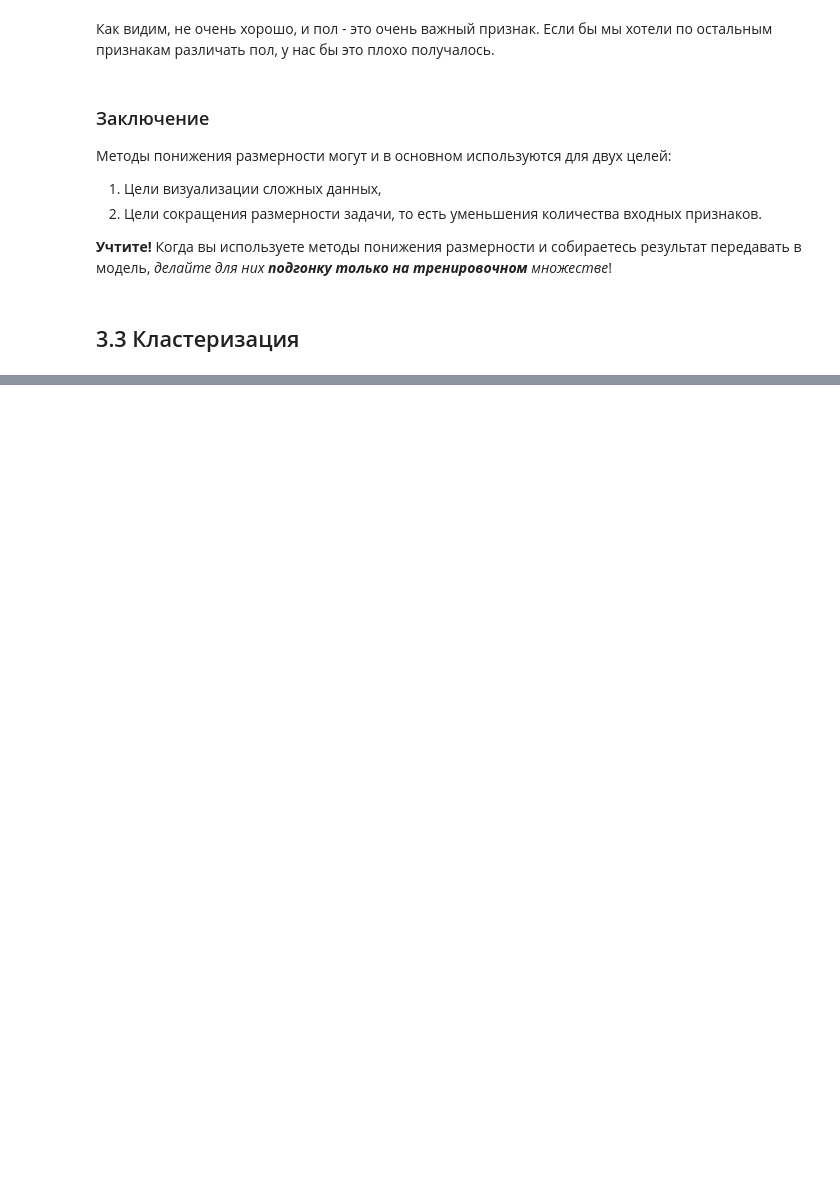
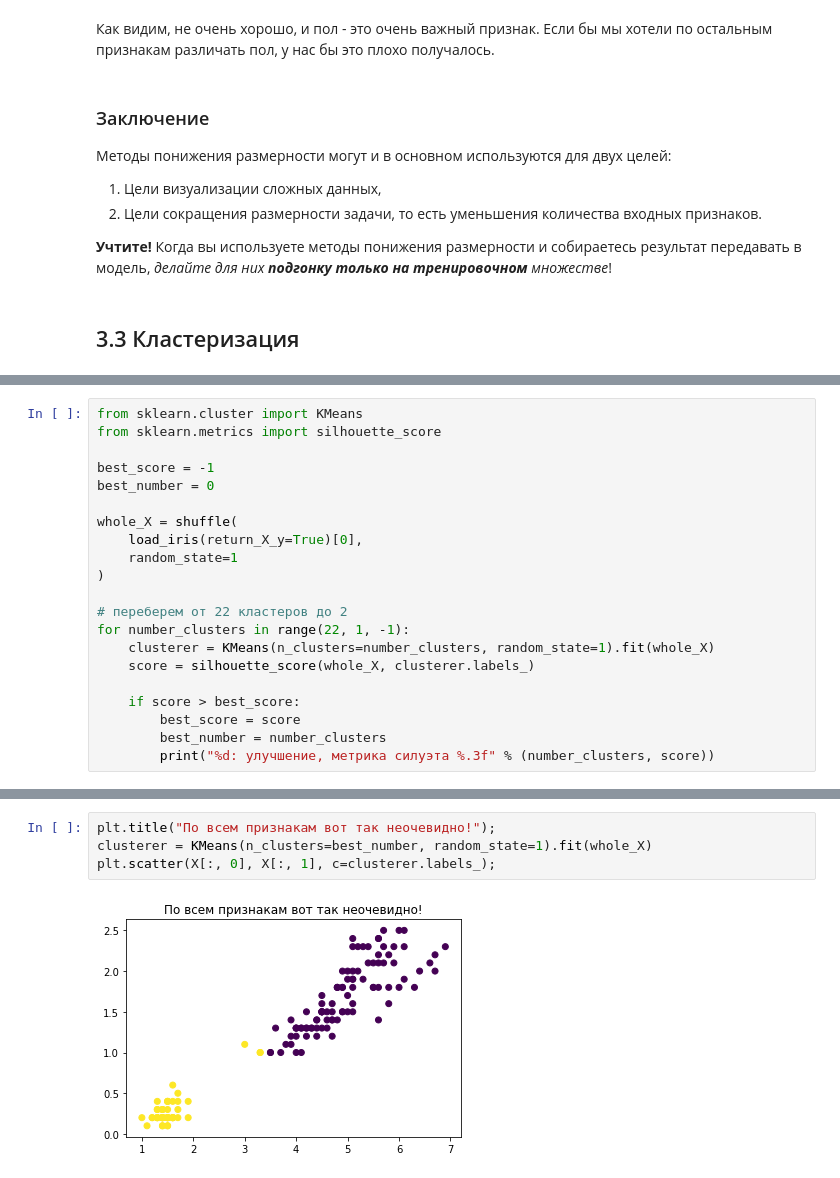
Before and after one commit to timeseries-ru/course, a Jupyter notebook: day_3.ipynb, the cells around one changed output, grey strips where cells are left out. Saved outputs shown, nothing was run; the diff lists cells and outputs as text; blank space fills up the shorter version.

```diff
--- a/day_3.ipynb
+++ b/day_3.ipynb
@@ -285,0 +400,21 @@ plt.scatter(transformed[:, 0], transformed[:, 1], c=colors);
+# %%
+from sklearn.cluster import KMeans
+from sklearn.metrics import silhouette_score
+
+best_score = -1
+best_number = 0
+
+whole_X = shuffle(
+    load_iris(return_X_y=True)[0],
+    random_state=1
+)
+
+# переберем от 22 кластеров до 2
+for number_clusters in range(22, 1, -1):
+    clusterer = KMeans(n_clusters=number_clusters, random_state=1).fit(whole_X)
+    score = silhouette_score(whole_X, clusterer.labels_)
+
+    if score > best_score:
+        best_score = score
+        best_number = number_clusters
+        print("%d: улучшение, метрика силуэта %.3f" % (number_clusters, score))
@@ -285,0 +436,6 @@ plt.scatter(transformed[:, 0], transformed[:, 1], c=colors);
+# %%
+plt.title("По всем признакам вот так неочевидно!");
+clusterer = KMeans(n_clusters=best_number, random_state=1).fit(whole_X)
+plt.scatter(X[:, 0], X[:, 1], c=clusterer.labels_);
+# %% [output]
+[figure, added]
```
Also changed, not shown: parts of 14 cells of this notebook.
